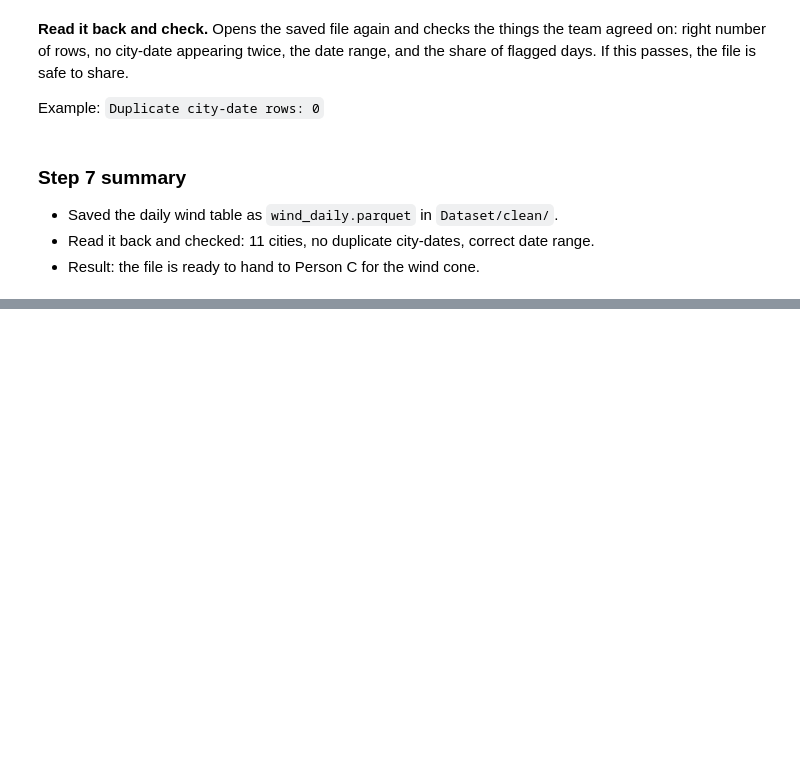
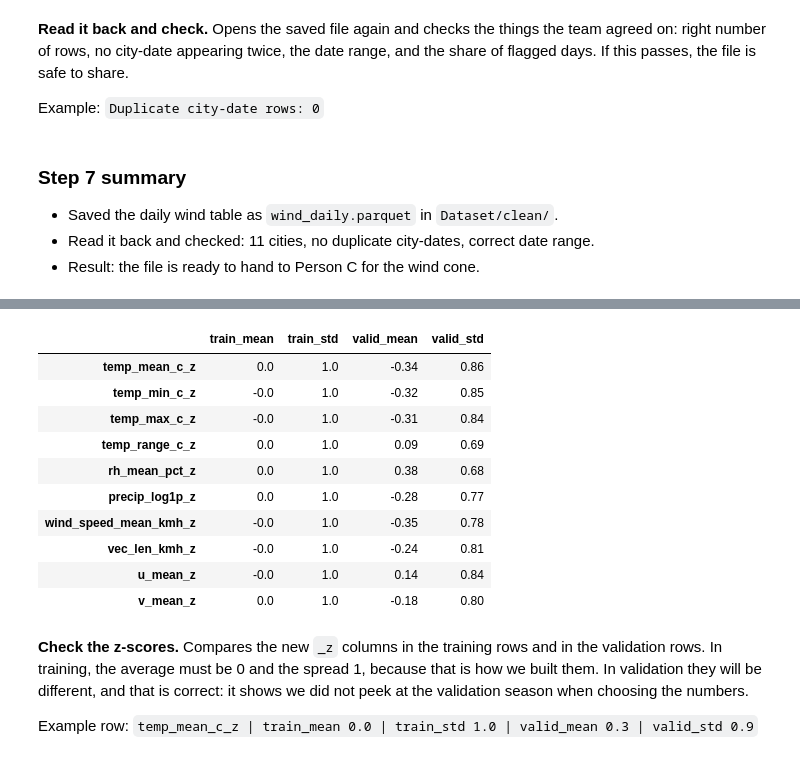
Before and after one commit to IsmailNooruddin/Smog-Analysis-DSSG, a Jupyter notebook: weather.ipynb, the cells around one changed output, grey strips where cells are left out. Drawn from its saved outputs; the diff is of its cells as text; code cells hidden in the pictures; blank space fills up the shorter version.

```diff
--- a/weather.ipynb
+++ b/weather.ipynb
@@ -558,0 +590,6 @@ Example: `Duplicate city-date rows: 0`
+# %%
+RAIN_DAY_MM = 1
+daily_weather["rain_day"] = (daily_weather["precip_sum_mm"] >= RAIN_DAY_MM).astype(int)
+
+print("Overall rain days:", round(daily_weather["rain_day"].mean() * 100, 1), "%")
+daily_weather.groupby("city")["rain_day"].mean().mul(100).round(1)
@@ -558,0 +661,6 @@ Example: `Duplicate city-date rows: 0`
+# %%
+daily_weather["precip_log1p"] = np.log1p(daily_weather["precip_sum_mm"])
+
+skew_cols = ["temp_mean_c", "temp_range_c", "rh_mean_pct", "precip_sum_mm",
+             "precip_log1p", "wind_speed_mean_kmh", "vec_len_kmh"]
+daily_weather[skew_cols].skew().round(2)
@@ -558,0 +680,19 @@ Example: `Duplicate city-date rows: 0`
+# %%
+import json
+from src.config import TRAIN_START, TRAIN_END, VALID_START, VALID_END
+
+z_cols = ["temp_mean_c", "temp_min_c", "temp_max_c", "temp_range_c", "rh_mean_pct",
+          "precip_log1p", "wind_speed_mean_kmh", "vec_len_kmh", "u_mean", "v_mean"]
+
+train_rows = daily_weather[daily_weather["date"].between(TRAIN_START, TRAIN_END)]
+print("Training rows used:", len(train_rows))
+
+params = {c: {"mean": float(train_rows[c].mean()), "std": float(train_rows[c].std())} for c in z_cols}
+
+for c in z_cols:
+    daily_weather[f"{c}_z"] = (daily_weather[c] - params[c]["mean"]) / params[c]["std"]
+
+with open(CLEAN_DIR / "weather_zscore_params.json", "w") as f:
+    json.dump(params, f, indent=2)
+
+pd.DataFrame(params).T.round(2)
@@ -558,0 +721,26 @@ Example: `Duplicate city-date rows: 0`
+# %%
+z_names = [f"{c}_z" for c in z_cols]
+valid_rows = daily_weather[daily_weather["date"].between(VALID_START, VALID_END)]
+
+pd.DataFrame({
+    "train_mean": daily_weather.loc[train_rows.index, z_names].mean(),
+    "train_std":  daily_weather.loc[train_rows.index, z_names].std(),
+    "valid_mean": daily_weather.loc[valid_rows.index, z_names].mean(),
+    "valid_std":  daily_weather.loc[valid_rows.index, z_names].std(),
+}).round(2)
+# %% [output]
+|  | train_mean | train_std | valid_mean | valid_std |
+| temp_mean_c_z | 0.0 | 1.0 | -0.34 | 0.86 |
+| temp_min_c_z | -0.0 | 1.0 | -0.32 | 0.85 |
+| temp_max_c_z | -0.0 | 1.0 | -0.31 | 0.84 |
+| temp_range_c_z | 0.0 | 1.0 | 0.09 | 0.69 |
+| rh_mean_pct_z | 0.0 | 1.0 | 0.38 | 0.68 |
+| precip_log1p_z | 0.0 | 1.0 | -0.28 | 0.77 |
+| wind_speed_mean_kmh_z | -0.0 | 1.0 | -0.35 | 0.78 |
+| vec_len_kmh_z | -0.0 | 1.0 | -0.24 | 0.81 |
+| u_mean_z | -0.0 | 1.0 | 0.14 | 0.84 |
+| v_mean_z | 0.0 | 1.0 | -0.18 | 0.80 |
+# %% [markdown]
+**Check the z-scores.** Compares the new `_z` columns in the training rows and in the validation rows. In training, the average must be 0 and the spread 1, because that is how we built them. In validation they will be different, and that is correct: it shows we did not peek at the validation season when choosing the numbers.
+
+Example row: `temp_mean_c_z | train_mean 0.0 | train_std 1.0 | valid_mean 0.3 | valid_std 0.9`
```
Also changed, not shown: parts of 16 cells of this notebook, 1 other file.
